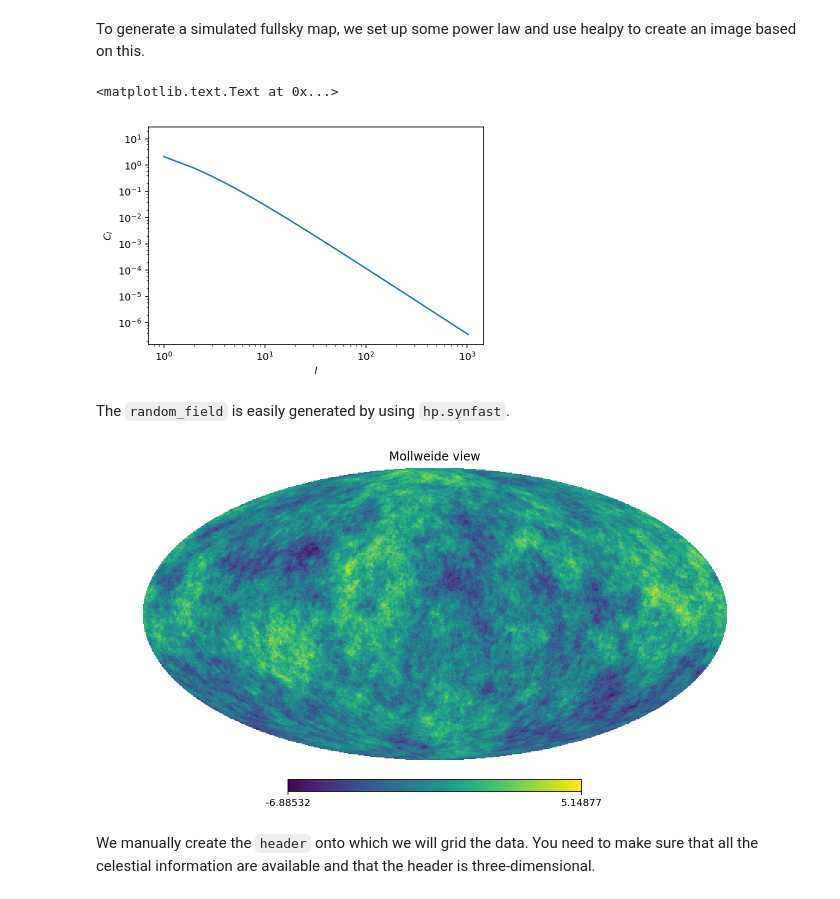
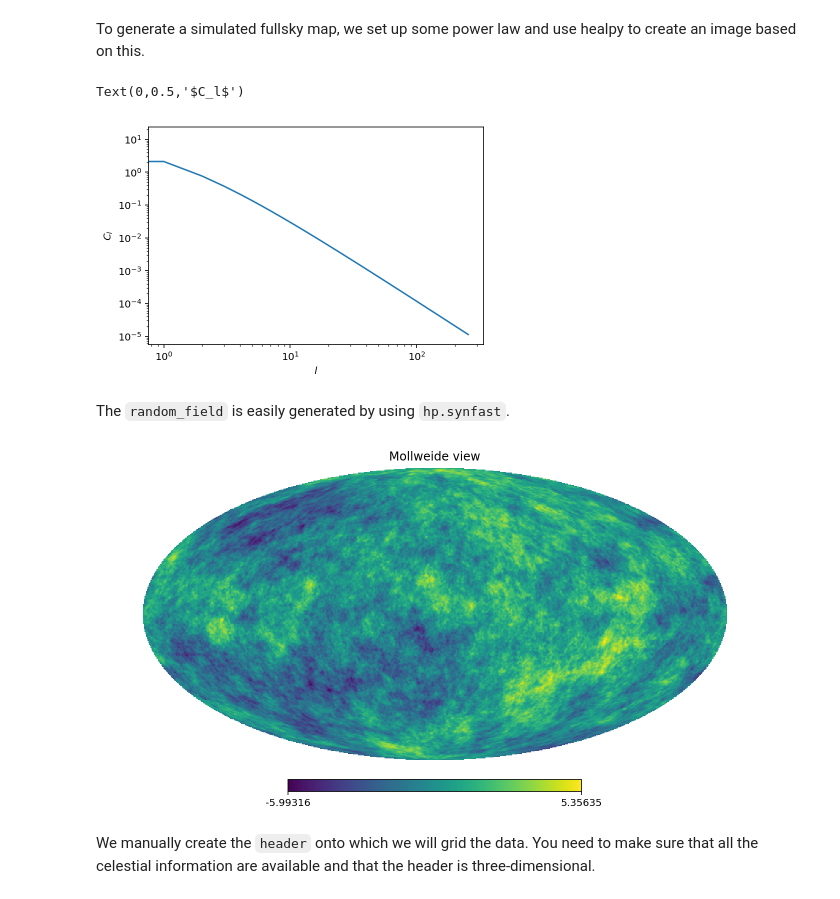
Before and after one commit to kathlynpurcell/cygrid, a Jupyter notebook: notebooks/03_regrid_from_healpix.ipynb, the cells around one changed output. Drawn from its saved outputs; the diff is of its cells as text; code cells hidden in the pictures.

Commit message:
update tutorial notebook 3 (regrid from healpix)
use smaller nside to improve speed and memory footprint

```diff
--- a/notebooks/03_regrid_from_healpix.ipynb
+++ b/notebooks/03_regrid_from_healpix.ipynb
@@ -30,27 +28,27 @@ imkw = dict(
 # %% [markdown]
 We start off by setting the basic healpix parameters which will define our coordinate system. It's given entirely by the `nside`. For more details, check the paper by [Gorski et al. (2005)](http://adsabs.harvard.edu/abs/2005ApJ...622..759G). We stick to ring-ordering throughout this notebook.
 # %%
-NSIDE = 1024
+NSIDE = 256
 NPIX = hp.nside2npix(NSIDE)
-LMAX = 1024
+LMAX = 256
 # %% [markdown]
 To generate a simulated fullsky map, we set up some power law and use healpy to create an image based on this.
 # %%
 power = (lambda k: 12 / (k + 1) ** 2.5)
 cl = power(np.arange(LMAX))
-pl.loglog(cl)
-pl.xlabel(r'$l$')
-pl.ylabel(r'$C_l$')
+plt.loglog(cl)
+plt.xlabel(r'$l$')
+plt.ylabel(r'$C_l$')
 # %% [output]
-<matplotlib.text.Text at 0x...>
+Text(0,0.5,'$C_l$')
-[figure, old version]
+[figure, new version]
 # %% [markdown]
 The `random_field` is easily generated by using `hp.synfast`.
 # %%
 random_field = hp.synfast(cl, NSIDE, verbose=False)
 hp.mollview(random_field)
 # %% [output]
-[figure, old version]
+[figure, new version]
 # %% [markdown]
 We manually create the `header` onto which we will grid the data. You need to make sure that all the celestial information are available and that the header is three-dimensional.
 # %%
```
Also changed, not shown: parts of 7 cells of this notebook.
